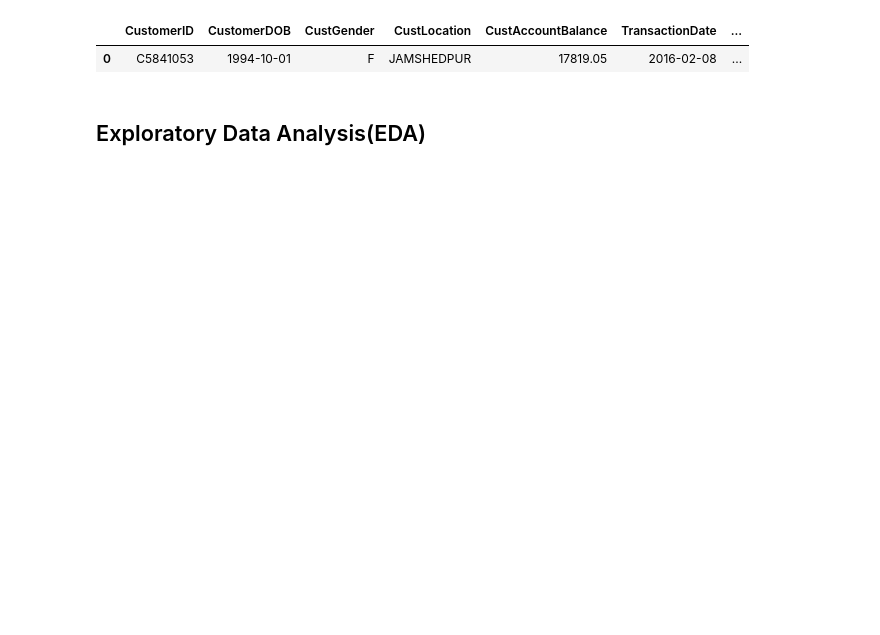
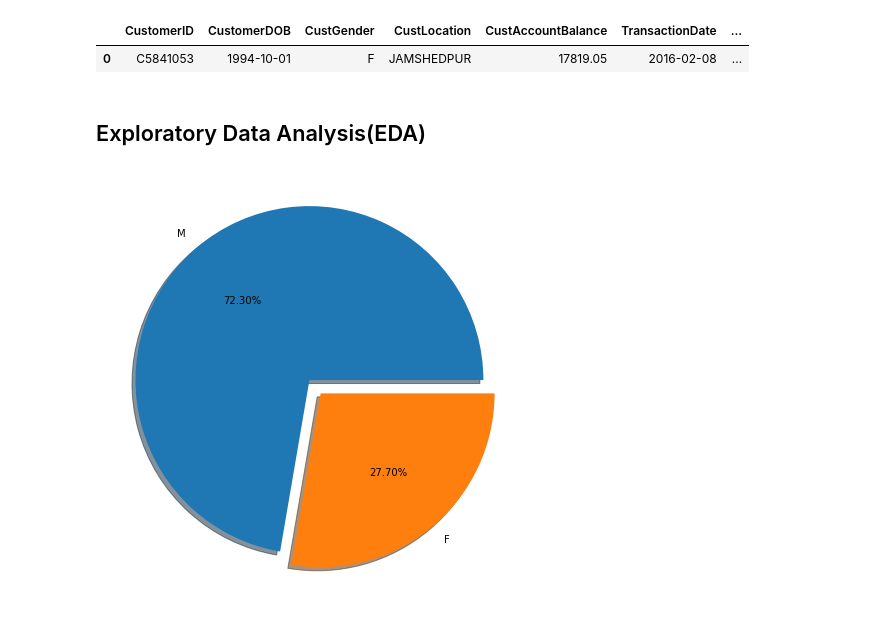
Before and after one commit to LucaFabri99/ADM-HW4, a Jupyter notebook: main.ipynb, the cells around one changed output. Saved outputs shown, nothing was run; the diff lists cells and outputs as text; code cells hidden in the pictures; blank space fills up the shorter version.

```diff
--- a/main.ipynb
+++ b/main.ipynb
@@ -113,6 +125,9 @@ data.dropna(subset=['CustomerAge'],inplace=True)
 
 #Then we convert them
 data['CustomerAge'] = data['CustomerAge'].astype(int)
+
+# Then let's drop data from customers age is greater than 100
+data.drop(data[data.CustomerAge > 100].index, axis=0,inplace=True)
 # %%
 # Perfect, now we have all the dtype ready to be used
 data.info()
@@ -208,5 +223,22 @@ data.head(1)
 # %% [output]
 |  | CustomerID | CustomerDOB | CustGender | CustLocation | CustAccountBalance | TransactionDate | ... |
 | 0 | C5841053 | 1994-10-01 | F | JAMSHEDPUR | 17819.05 | 2016-02-08 | ... |
+# %%
+#Let's create some new features like TransactionMonth, TransactionMonthName and TransactionDayName
+data['TransactionMonth'] = data.TransactionDate.dt.month
+data['TransactionMonthName'] = data.TransactionDate.dt.month_name()
+
+data['TransactionDay'] = data.TransactionDate.dt.day
+data['TransactionDayName'] = data.TransactionDate.dt.day_name()
+
+data.drop('TransactionDate',axis=1,inplace=True) #we needed it only to get TransactionDayName
 # %% [markdown]
 ## Exploratory Data Analysis(EDA)
+# %%
+labels = data.CustGender.value_counts().keys()
+values = data.CustGender.value_counts().values
+explode = (0.1,0)
+
+plt.pie(values,labels=labels,explode=explode,shadow=True,autopct='%1.2f%%');
+# %% [output]
+[figure, added]
```
Also changed, not shown: parts of 19 cells of this notebook.
